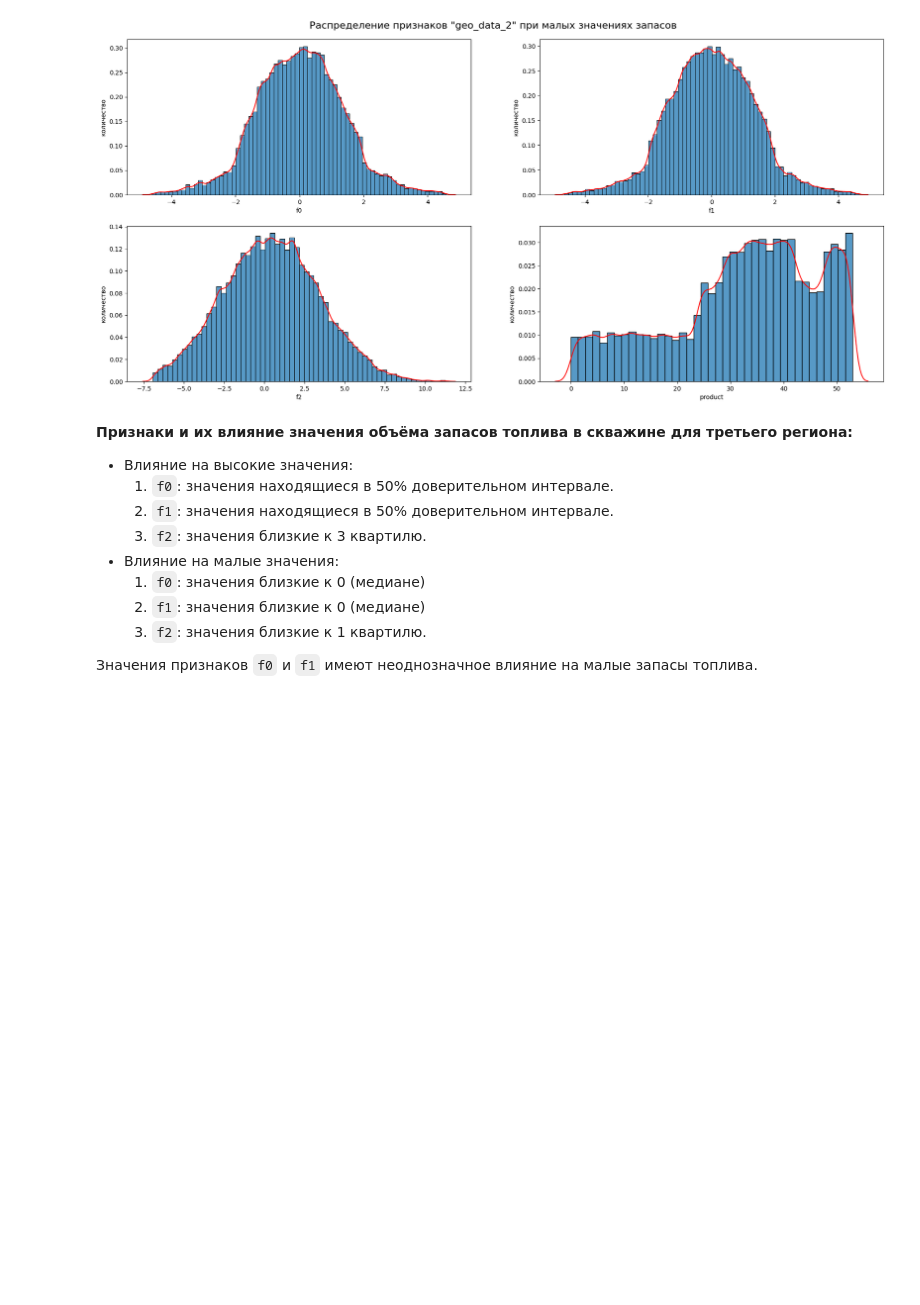
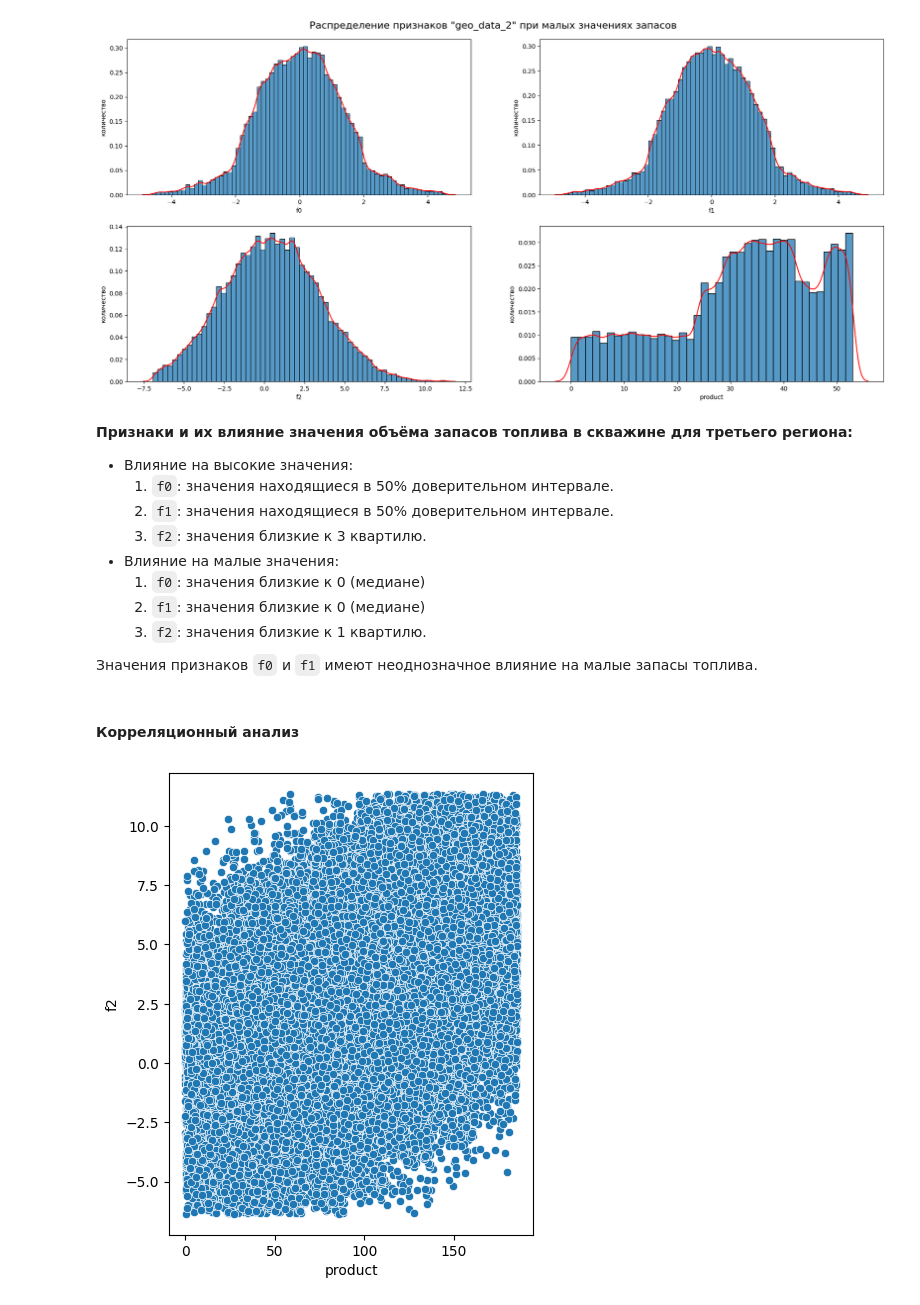
Before and after one commit to serguntsov/geo_well_ml, a Jupyter notebook: where_to_drill_a_well.ipynb, the cells around one changed output. Drawn from its saved outputs; the diff is of its cells as text; code cells hidden in the pictures; blank space fills up the shorter version.

```diff
--- a/where_to_drill_a_well.ipynb
+++ b/where_to_drill_a_well.ipynb
@@ -388,3 +443,16 @@ plt.show()
     3. `f2`: значения близкие к 1 квартилю.
 
 Значения признаков `f0` и `f1` имеют неоднозначное влияние на малые запасы топлива.
+# %% [markdown]
+#### Корреляционный анализ
+# %%
+def plt_scatter(df):
+    plt.figure(figsize=(16, 6))
+    cols = [clm for clm in df.select_dtypes(include='number').columns if clm != 'product']
+    for i, clm in enumerate(cols):
+        plt.subplot(1, 3, i+1)
+        sns.scatterplot(data=geo_data_0, y=clm, x='product')
+# %%
+plt_scatter(geo_data_0)
+# %% [output]
+[figure, added]
```
Also changed, not shown: parts of 10 cells of this notebook.
